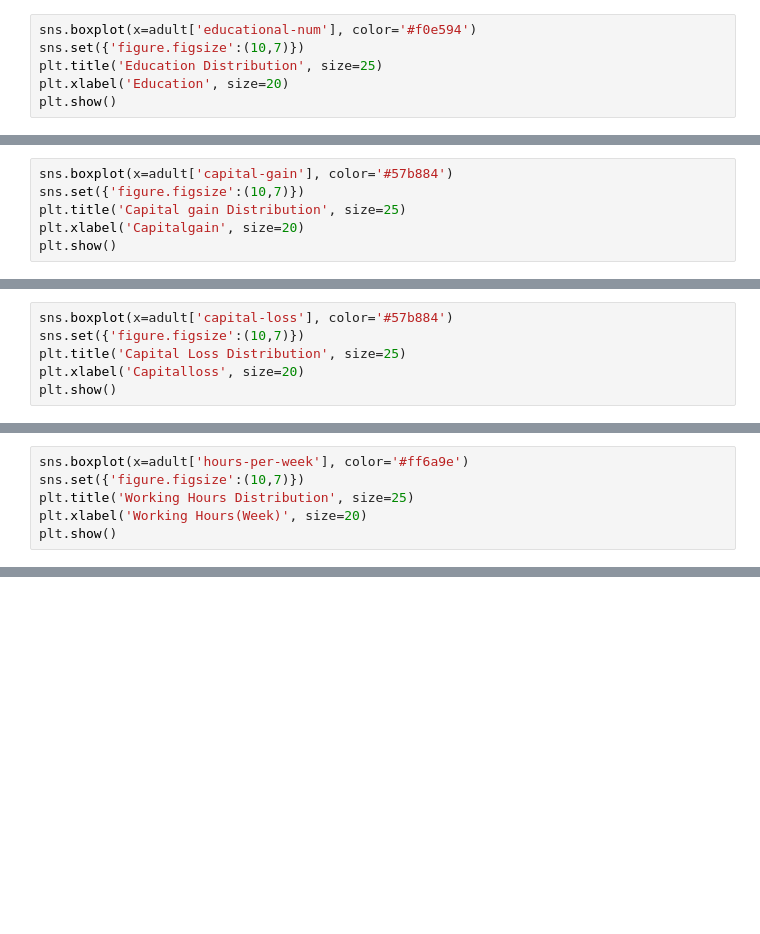
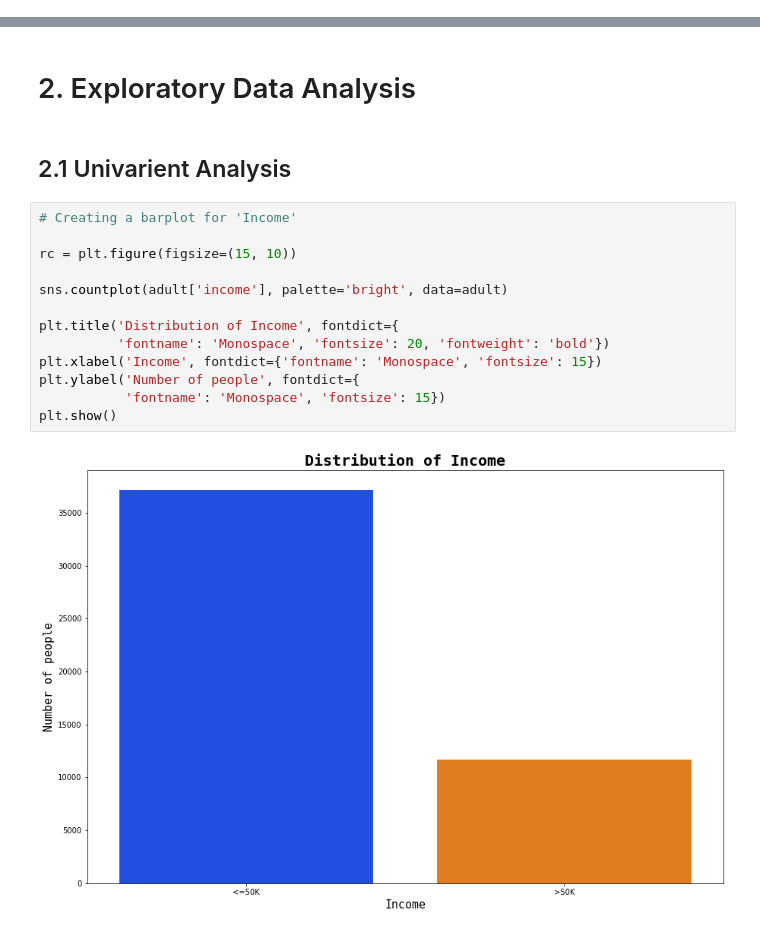
Before and after one commit to PassionateDataScientist/adult_income, a Jupyter notebook: adult_income.ipynb, the cells around one changed output, grey strips where cells are left out. Saved outputs shown, nothing was run; the diff lists cells and outputs as text; blank space fills up the shorter version.

```diff
--- a/adult_income.ipynb
+++ b/adult_income.ipynb
@@ -148,6 +0,0 @@ plt.show()
-# %%
-sns.boxplot(x=adult['educational-num'], color='#f0e594')
-sns.set({'figure.figsize':(10,7)})
-plt.title('Education Distribution', size=25)
-plt.xlabel('Education', size=20)
-plt.show()
@@ -169,6 +0,0 @@ plt.show()
-# %%
-sns.boxplot(x=adult['capital-gain'], color='#57b884')
-sns.set({'figure.figsize':(10,7)})
-plt.title('Capital gain Distribution', size=25)
-plt.xlabel('Capitalgain', size=20)
-plt.show()
@@ -193,6 +0,0 @@ adult
-# %%
-sns.boxplot(x=adult['capital-loss'], color='#57b884')
-sns.set({'figure.figsize':(10,7)})
-plt.title('Capital Loss Distribution', size=25)
-plt.xlabel('Capitalloss', size=20)
-plt.show()
@@ -201,6 +0,0 @@ plt.show()
-# %%
-sns.boxplot(x=adult['hours-per-week'], color='#ff6a9e')
-sns.set({'figure.figsize':(10,7)})
-plt.title('Working Hours Distribution', size=25)
-plt.xlabel('Working Hours(Week)', size=20)
-plt.show()
@@ -333,0 +316,19 @@ acc
+# %% [markdown]
+# 2. Exploratory Data Analysis
+# %% [markdown]
+## 2.1 Univarient Analysis
+# %%
+# Creating a barplot for 'Income'
+
+rc = plt.figure(figsize=(15, 10))
+
+sns.countplot(adult['income'], palette='bright', data=adult)
+
+plt.title('Distribution of Income', fontdict={
+          'fontname': 'Monospace', 'fontsize': 20, 'fontweight': 'bold'})
+plt.xlabel('Income', fontdict={'fontname': 'Monospace', 'fontsize': 15})
+plt.ylabel('Number of people', fontdict={
+           'fontname': 'Monospace', 'fontsize': 15})
+plt.show()
+# %% [output]
+[figure, added]
```
Also changed, not shown: parts of 137 cells of this notebook, 2 other files.
